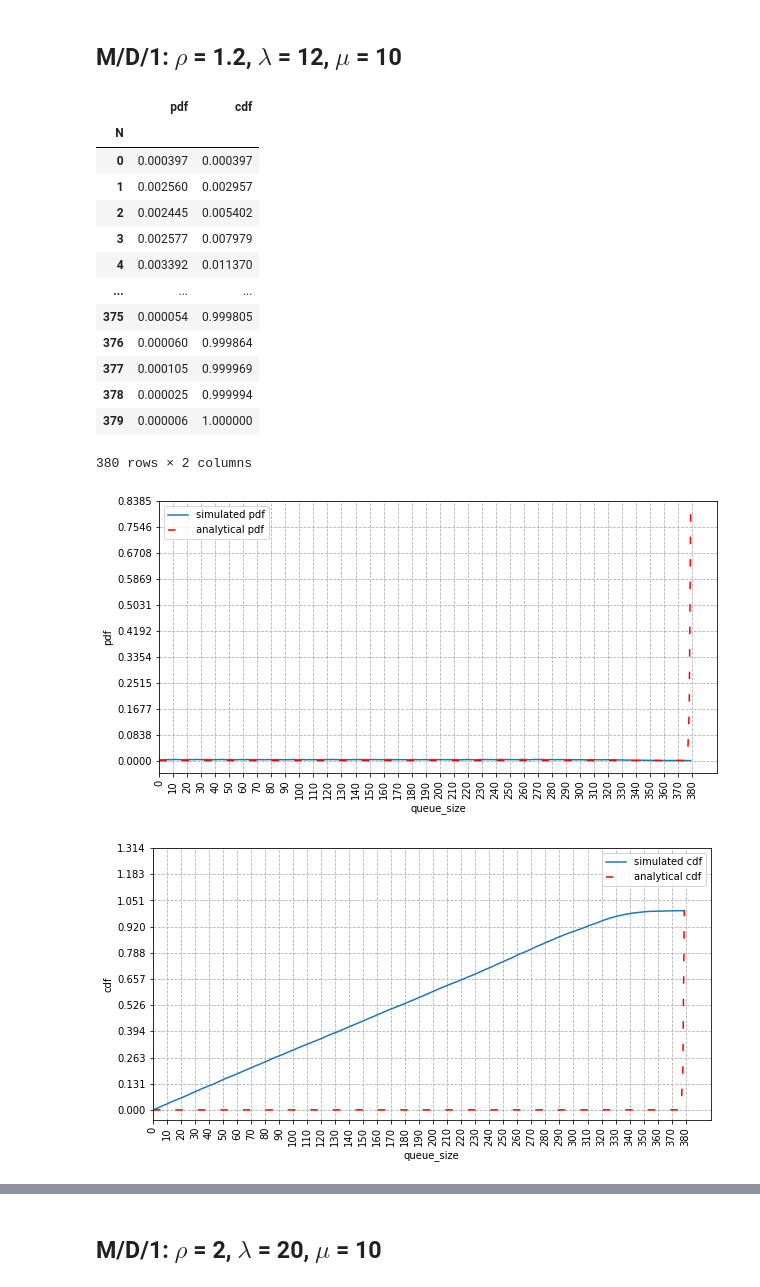
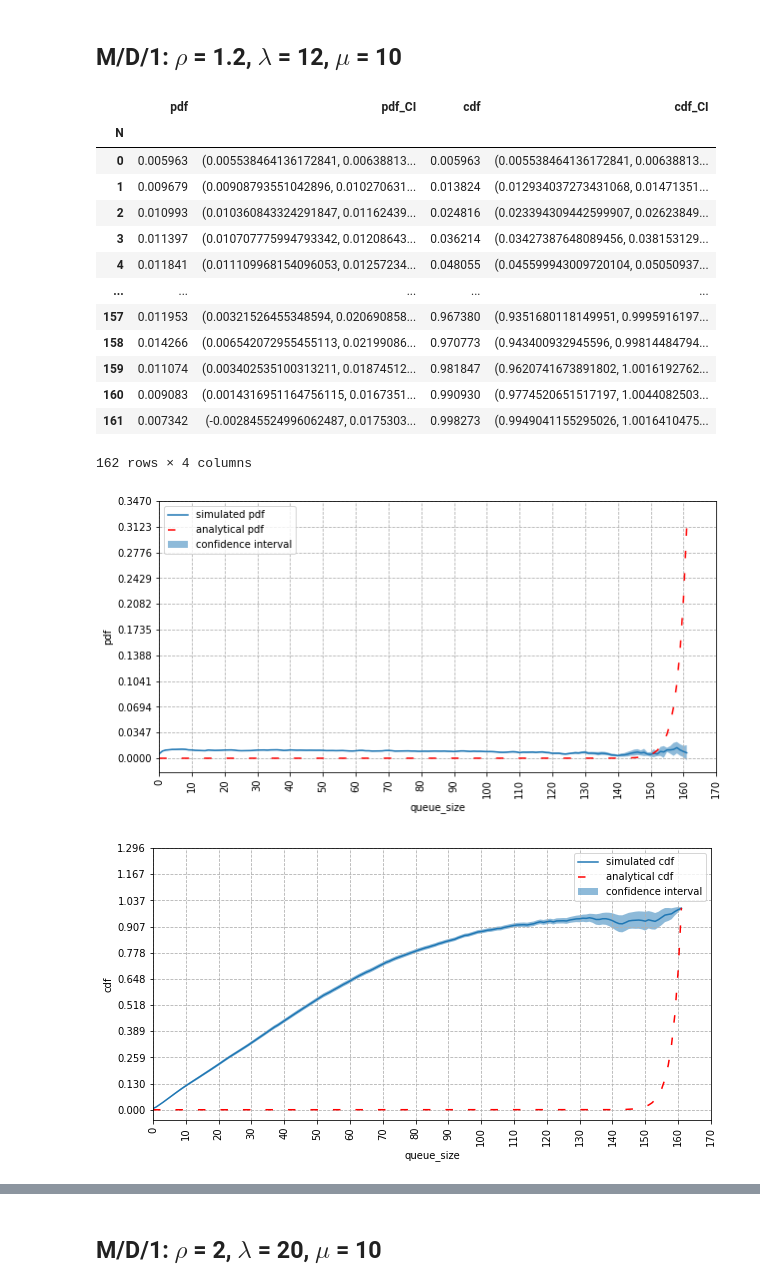
Before and after one commit to GabrielAureo/trab-final-AD-2021.2, a Jupyter notebook: md1.ipynb, the cells around one changed output, grey strips where cells are left out. Cells and saved outputs as stored; diff of their text form; code cells hidden in the pictures.

```diff
--- a/md1.ipynb
+++ b/md1.ipynb
@@ -86,26 +86,26 @@ metrics(sim)
 # %% [markdown]
 ## M/D/1: $\rho$ = 1.2, $\lambda$ = 12, $\mu$ = 10
 # %%
-sim = queue_sim(lamda = 12, mu = 10, runs = 100, kind='d')
+sim = queue_sim(lamda = 12, mu = 10, runs = 1000, kind='d')
 # %%
-sim.plot_customers()
+sim.plot_customers(xticks_dist = 10)
 # %% [output]
-|  | pdf | cdf |
-| N |  |  |
-| 0 | 0.000397 | 0.000397 |
-| 1 | 0.002560 | 0.002957 |
-| 2 | 0.002445 | 0.005402 |
-| 3 | 0.002577 | 0.007979 |
-| 4 | 0.003392 | 0.011370 |
-| ... | ... | ... |
-| 375 | 0.000054 | 0.999805 |
-| 376 | 0.000060 | 0.999864 |
-| 377 | 0.000105 | 0.999969 |
-| 378 | 0.000025 | 0.999994 |
-| 379 | 0.000006 | 1.000000 |
+|  | pdf | pdf_CI | cdf | cdf_CI |
+| N |  |  |  |  |
+| 0 | 0.005963 | (0.005538464136172841, 0.00638813... | 0.005963 | (0.005538464136172841, 0.00638813... |
+| 1 | 0.009679 | (0.00908793551042896, 0.010270631... | 0.013824 | (0.012934037273431068, 0.01471351... |
+| 2 | 0.010993 | (0.010360843324291847, 0.01162439... | 0.024816 | (0.023394309442599907, 0.02623849... |
+| 3 | 0.011397 | (0.010707775994793342, 0.01208643... | 0.036214 | (0.03427387648089456, 0.038153129... |
+| 4 | 0.011841 | (0.011109968154096053, 0.01257234... | 0.048055 | (0.045599943009720104, 0.05050937... |
+| ... | ... | ... | ... | ... |
+| 157 | 0.011953 | (0.00321526455348594, 0.020690858... | 0.967380 | (0.9351680118149951, 0.9995916197... |
+| 158 | 0.014266 | (0.006542072955455113, 0.02199086... | 0.970773 | (0.943400932945596, 0.99814484794... |
+| 159 | 0.011074 | (0.003402535100313211, 0.01874512... | 0.981847 | (0.9620741673891802, 1.0016192762... |
+| 160 | 0.009083 | (0.0014316951164756115, 0.0167351... | 0.990930 | (0.9774520651517197, 1.0044082503... |
+| 161 | 0.007342 | (-0.002845524996062487, 0.0175303... | 0.998273 | (0.9949041155295026, 1.0016410475... |
-380 rows × 2 columns
+162 rows × 4 columns
-[figure, old version]
+[figure, new version]
-[figure, old version]
+[figure, new version]
 # %%
 metrics(sim)
 # %% [output]
```
Also changed, not shown: parts of 8 cells of this notebook, 2 other files.
